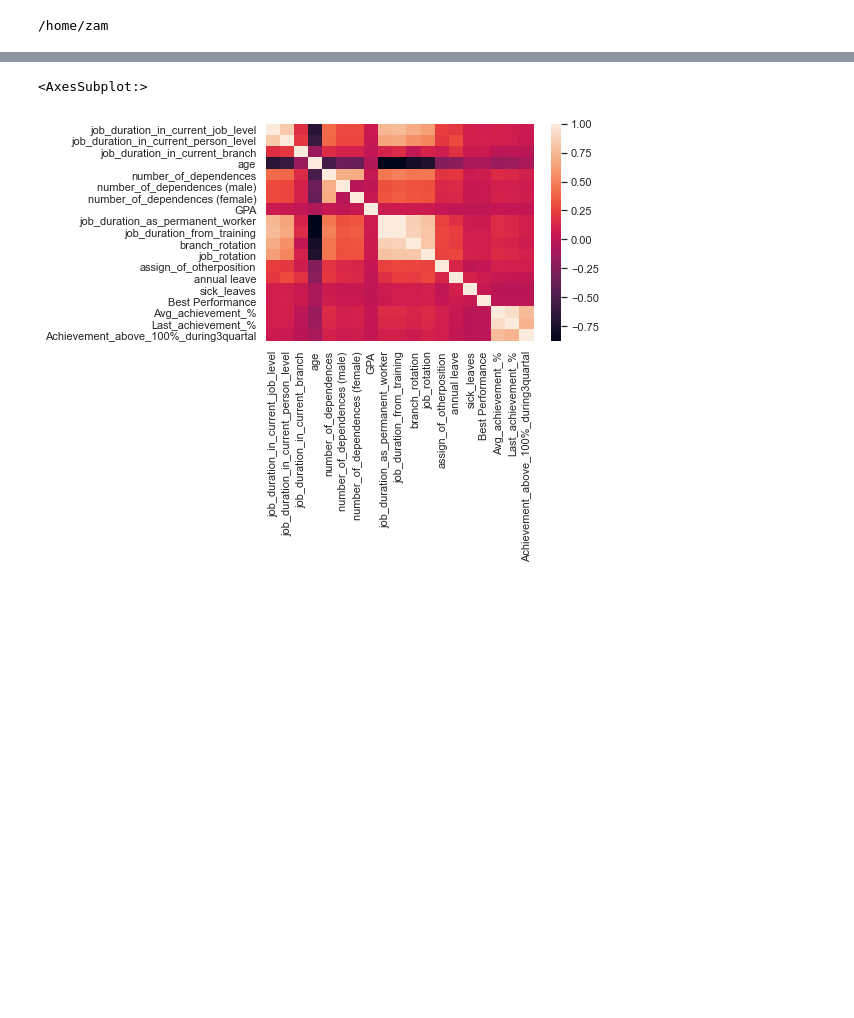
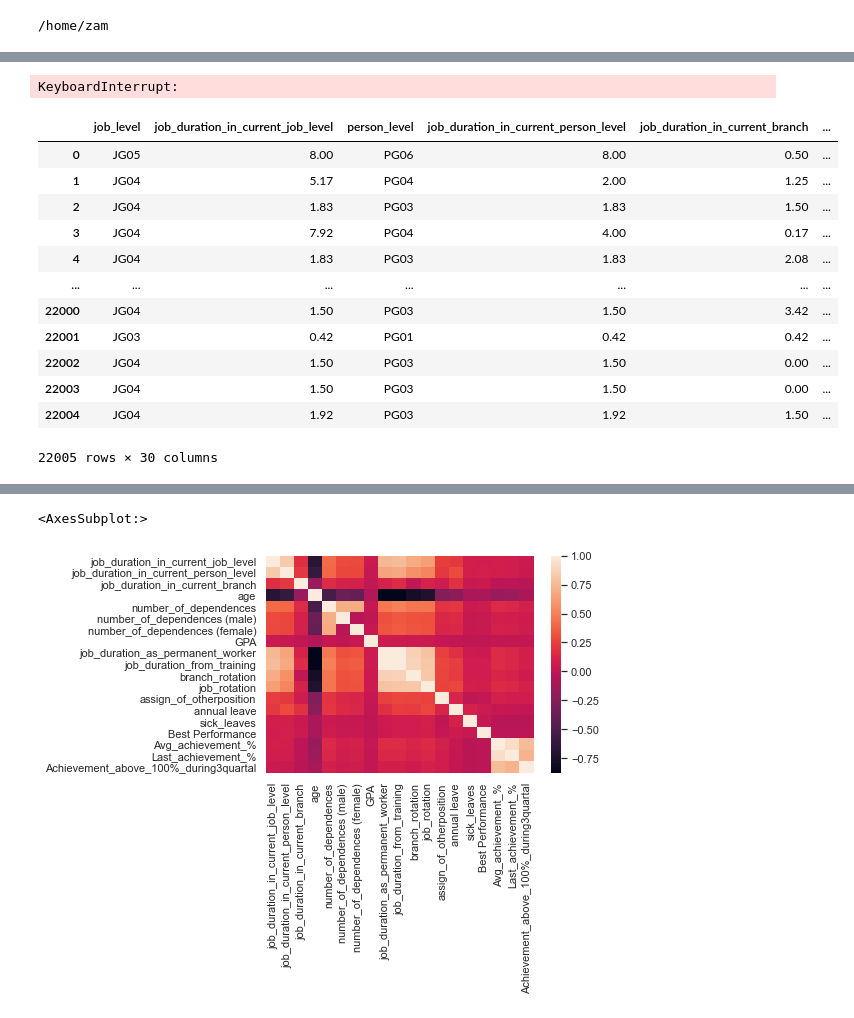
Before and after one commit to adib-enc/bri-people, a Jupyter notebook: bri1.ipynb, the cells around one changed output, grey strips where cells are left out. Saved outputs shown, nothing was run; the diff lists cells and outputs as text; code cells hidden in the pictures; blank space fills up the shorter version.

```diff
--- a/bri1.ipynb
+++ b/bri1.ipynb
@@ -189,0 +268,54 @@ dfGlobal = run()
+# %%
+replacementsGlobal = []
+cleanfname = "train-clean.csv"
+replAchs = {
+   'achiev_100%-150%':"Pencapaian 100%-150%",
+   'achiev_50%-100%':"Pencapaian 50%-100%",
+   'achiev_< 50%':"Pencapaian < 50%",
+   'achiev_> 1.5':"Pencapaian > 1.5",
+   'nan':"0"
+}
+inplace = True
+for h in trainerGlobal.getHeader():
+#     dfGlobal[h].unique()
+#     cleanedDF[h] = dfGlobal[h]
+    try:
+        listed = list(map(str, dfGlobal[h].unique()))
+        if len(listed) < 20:
+            listed.sort()
+            repl = []
+            i = 0
+            while i < len(listed):
+                s = listed[i]
+                if s in replAchs.keys():
+                    dfGlobal[h].replace(s,replAchs[s], inplace=inplace)
+                else:
+                    dfGlobal[h].replace(s,str(i+1), inplace=inplace)
+                    repl.append({str(i+1):s})
+                    i+=1
+#             cleanedDF[h]
+            replacementsGlobal.append({h: repl})
+    #     print("dfGlobal['{}'].replace('','')".format(h))
+    except Exception as e:
+        print(h,"error", e)
+
+replAchs.keys()
+replacementsGlobal
+# %% [output]
+KeyboardInterrupt:
+# %%
+dfGlobal
+# %% [output]
+|  | job_level | job_duration_in_current_job_level | person_level | job_duration_in_current_person_level | job_duration_in_current_branch | ... |
+| 0 | JG05 | 8.00 | PG06 | 8.00 | 0.50 | ... |
+| 1 | JG04 | 5.17 | PG04 | 2.00 | 1.25 | ... |
+| 2 | JG04 | 1.83 | PG03 | 1.83 | 1.50 | ... |
+| 3 | JG04 | 7.92 | PG04 | 4.00 | 0.17 | ... |
+| 4 | JG04 | 1.83 | PG03 | 1.83 | 2.08 | ... |
+| ... | ... | ... | ... | ... | ... | ... |
+| 22000 | JG04 | 1.50 | PG03 | 1.50 | 3.42 | ... |
+| 22001 | JG03 | 0.42 | PG01 | 0.42 | 0.42 | ... |
+| 22002 | JG04 | 1.50 | PG03 | 1.50 | 0.00 | ... |
+| 22003 | JG04 | 1.50 | PG03 | 1.50 | 0.00 | ... |
+| 22004 | JG04 | 1.92 | PG03 | 1.92 | 1.50 | ... |
+22005 rows × 30 columns
```
Also changed, not shown: parts of 8 cells of this notebook, 1 other file.
